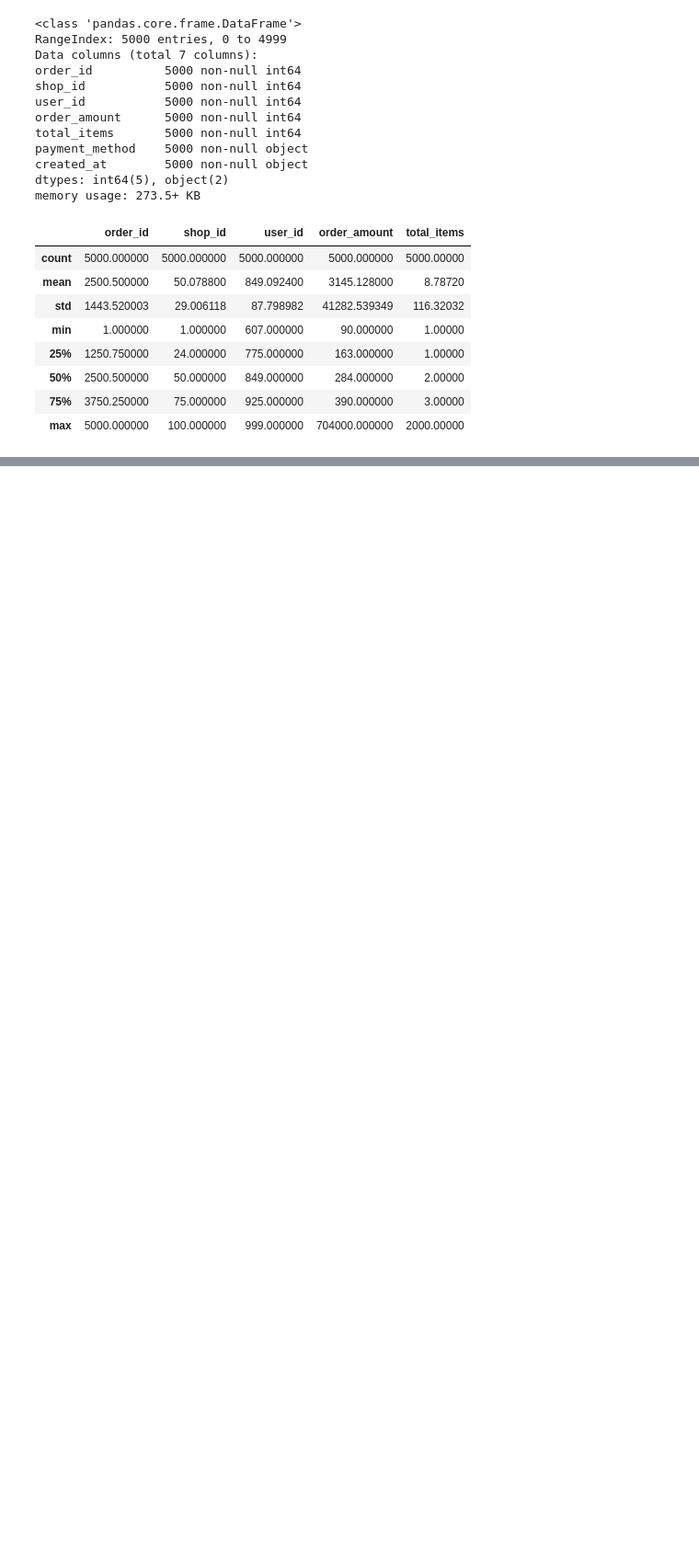
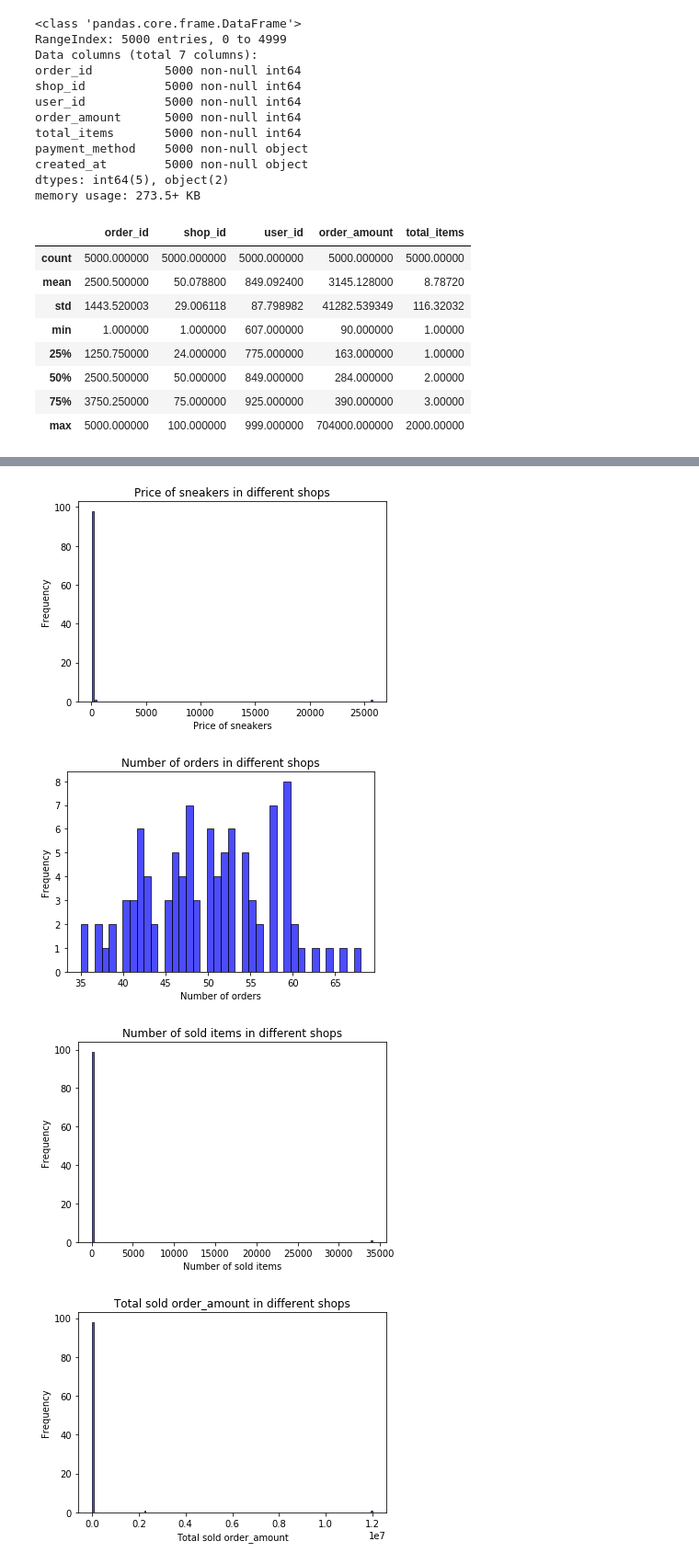
Before and after one commit to eustomaqua/Winter-2022-Data-Science-Intern-Challenge, a Jupyter notebook: thought_process.ipynb, the cells around one changed output, grey strips where cells are left out. Shown at 92% size. Drawn from its saved outputs; the diff is of its cells as text; code cells hidden in the pictures; blank space fills up the shorter version.

```diff
--- a/thought_process.ipynb
+++ b/thought_process.ipynb
@@ -40,0 +85,25 @@ dframe.describe()
+# %%
+diff_shops = sorted(set(dframe['shop_id']))
+diff_price = []
+diff_numbr = []
+diff_total_items = []
+diff_total_amoun = []
+
+for i in diff_shops:
+    subdf = dframe[dframe['shop_id'] == i]
+
+    sub_order = subdf['order_amount'].values
+    sub_items = subdf['total_items'].values
+    sub_price = sub_order / sub_items
+    assert len(set(sub_price)) == 1
+    sub_price = list(set(sub_price))[0]
+
+    print("Shop #{:3d}: sneaker price is {}.".format(
+        i, sub_price), end="")
+    print("\tThere are {:2d} orders and {:3d} sold items in total.".format(
+        len(sub_order), np.sum(sub_items)))
+
+    diff_price.append(sub_price)
+    diff_numbr.append(len(sub_order))
+    diff_total_items.append(np.sum(sub_items))
+    diff_total_amoun.append(np.sum(sub_order))
@@ -40,0 +128,20 @@ dframe.describe()
+# %%
+def subplot_different_shops(data, bins, text):
+    plt.hist(data, bins=bins, normed=0, facecolor='blue',
+             edgecolor='black', alpha=.7)
+    plt.xlabel(text)
+    plt.ylabel('Frequency')
+    plt.title('{} in different shops'.format(text))
+    plt.show()
+    return
+
+
+subplot_different_shops(diff_price, 200, 'Price of sneakers')
+subplot_different_shops(diff_numbr, 40, 'Number of orders')
+subplot_different_shops(diff_total_items, 200, 'Number of sold items')
+subplot_different_shops(diff_total_amoun, 200, 'Total sold order_amount')
+# %% [output]
+[figure, added]
+[figure, added]
+[figure, added]
+[figure, added]
```
Also changed, not shown: parts of 5 cells of this notebook, 16 other files.
